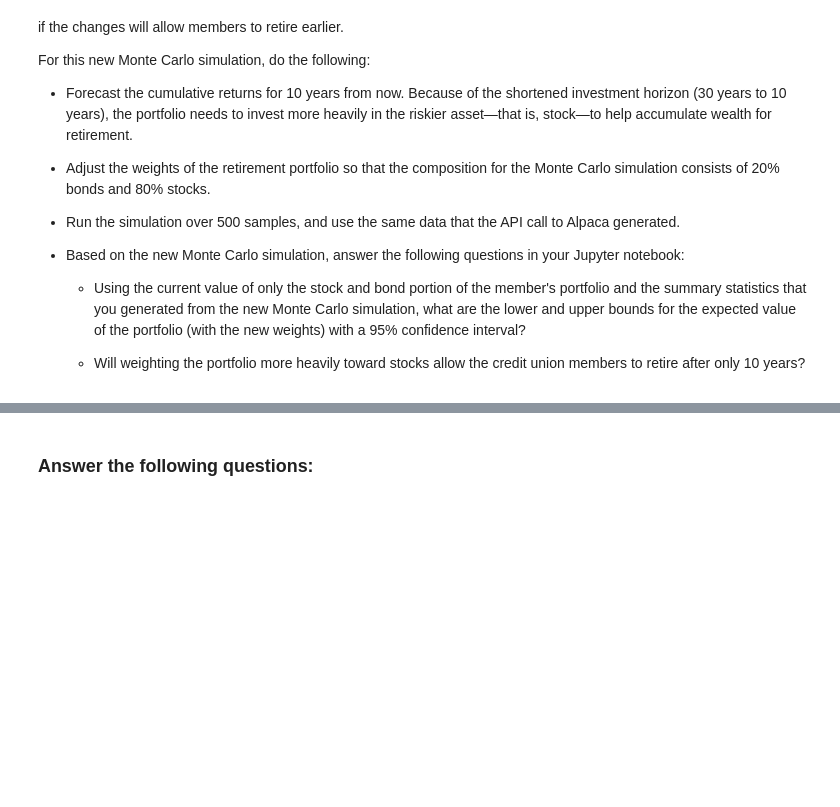
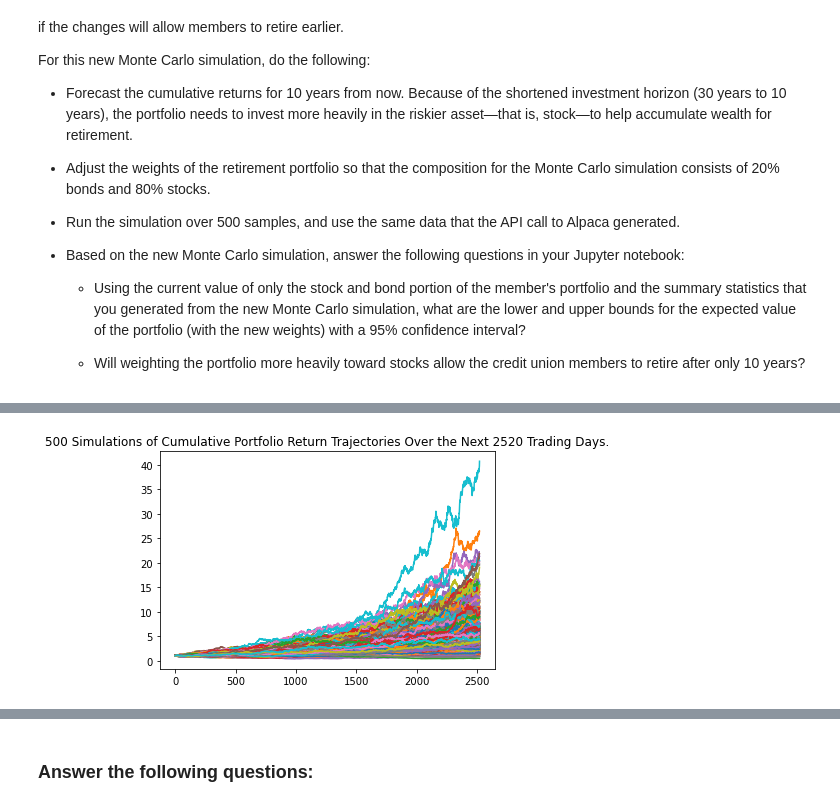
Before and after one commit to Abhishikaf/Financial_Planning, a Jupyter notebook: financial_planning_tools.ipynb, the cells around one changed output, grey strips where cells are left out. Saved outputs shown, nothing was run; the diff lists cells and outputs as text; code cells hidden in the pictures; blank space fills up the shorter version.

```diff
--- a/financial_planning_tools.ipynb
+++ b/financial_planning_tools.ipynb
@@ -412,7 +578,10 @@ For this new Monte Carlo simulation, do the following:
 # Configure a Monte Carlo simulation to forecast 10 years cumulative returns
 # The weights should be split 20% to AGG and 80% to SPY.
 # Run 500 samples.
-# YOUR CODE HERE
+MC_retirement_early = MCSimulation(portfolio_data = prices_df,
+                            weights = [0.20, 0.80],
+                            num_simulation = 500,
+                            num_trading_days = 252*10)
 
 # Review the simulation input data
-# YOUR CODE HERE
+MC_retirement_early.portfolio_data.head()
@@ -422,7 +631,9 @@ For this new Monte Carlo simulation, do the following:
 # %%
 # Visualize the 10-year Monte Carlo simulation by creating an
 # overlay line plot
-# YOUR CODE HERE
+MC_retirement_line_plot_early = MC_retirement_early.plot_simulation()
+# %% [output]
+[figure, added]
 # %%
 # Visualize the probability distribution of the 10-year Monte Carlo simulation
 # by plotting a histogram
```
Also changed, not shown: parts of 41 cells of this notebook.
